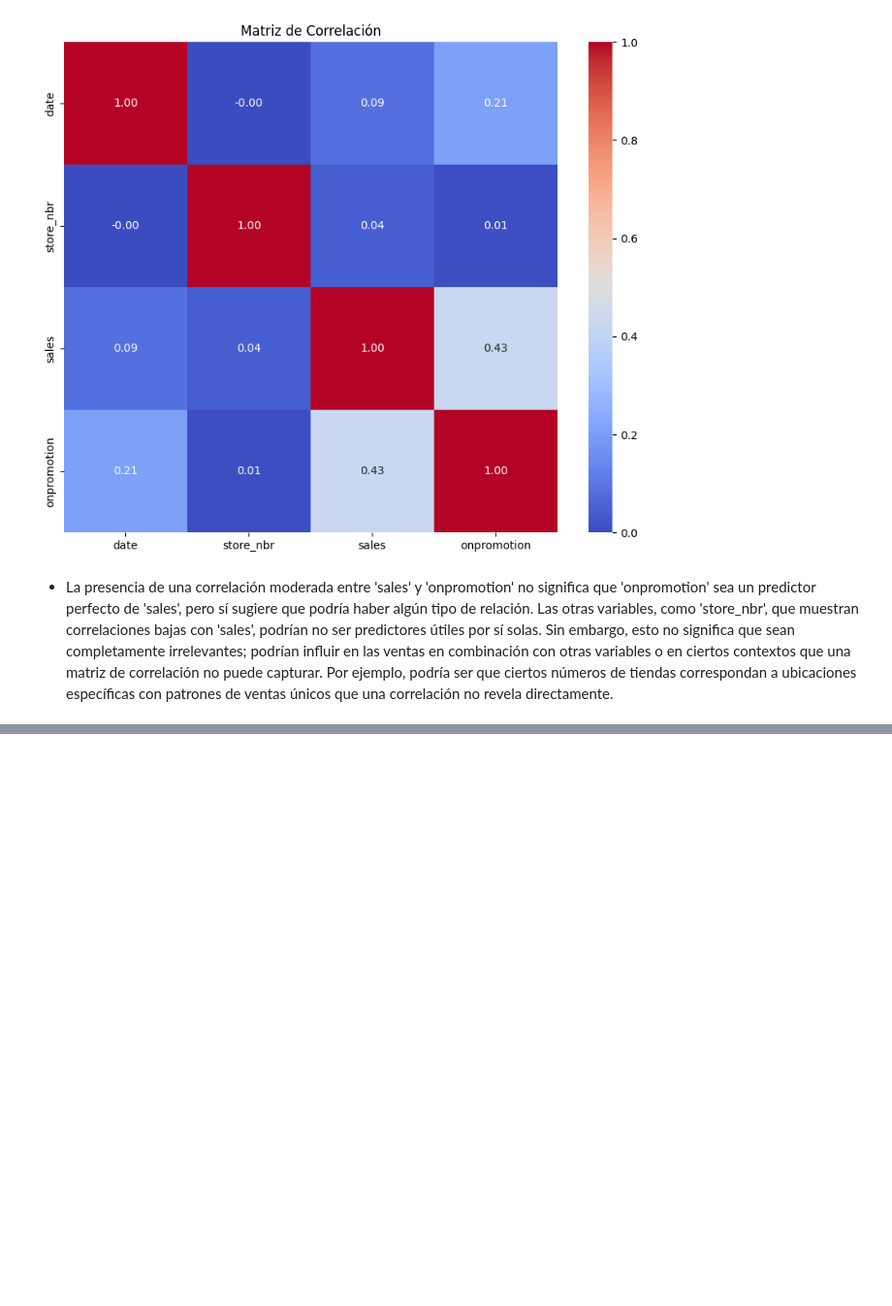
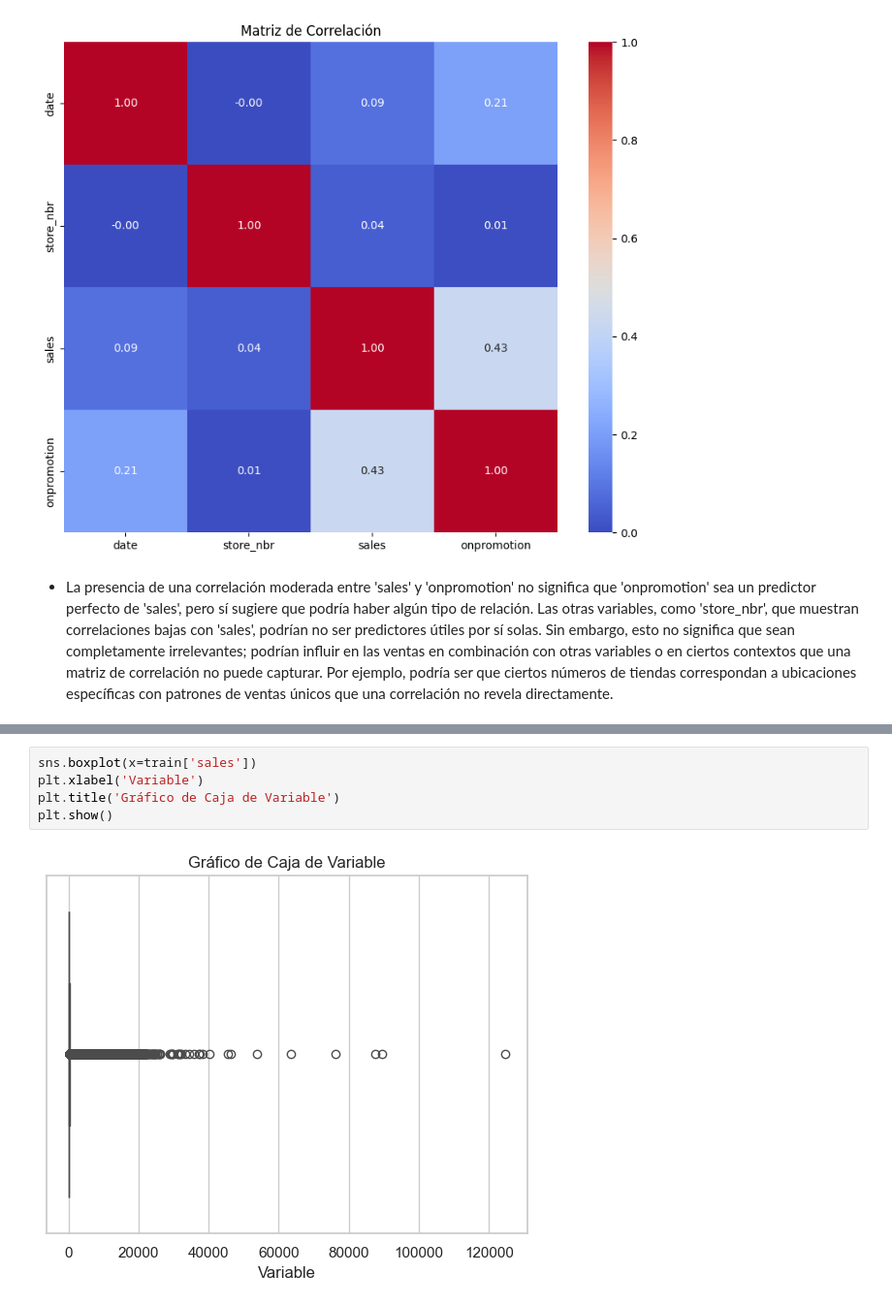
Before and after one commit to Ivo196/storeSales-TimeSeriesForecasting-Kaggle, a Jupyter notebook: Store Sales - Time Series Forecasting.ipynb, the cells around one changed output, grey strips where cells are left out. Shown at 97% size. Cells and saved outputs as stored; diff of their text form; blank space fills up the shorter version.

```diff
--- a/Store Sales - Time Series Forecasting.ipynb
+++ b/Store Sales - Time Series Forecasting.ipynb
@@ -199,0 +200,7 @@ plt.show()
+# %%
+sns.boxplot(x=train['sales'])
+plt.xlabel('Variable')
+plt.title('Gráfico de Caja de Variable')
+plt.show()
+# %% [output]
+[figure, added]
```
Also changed, not shown: parts of 12 cells of this notebook.
